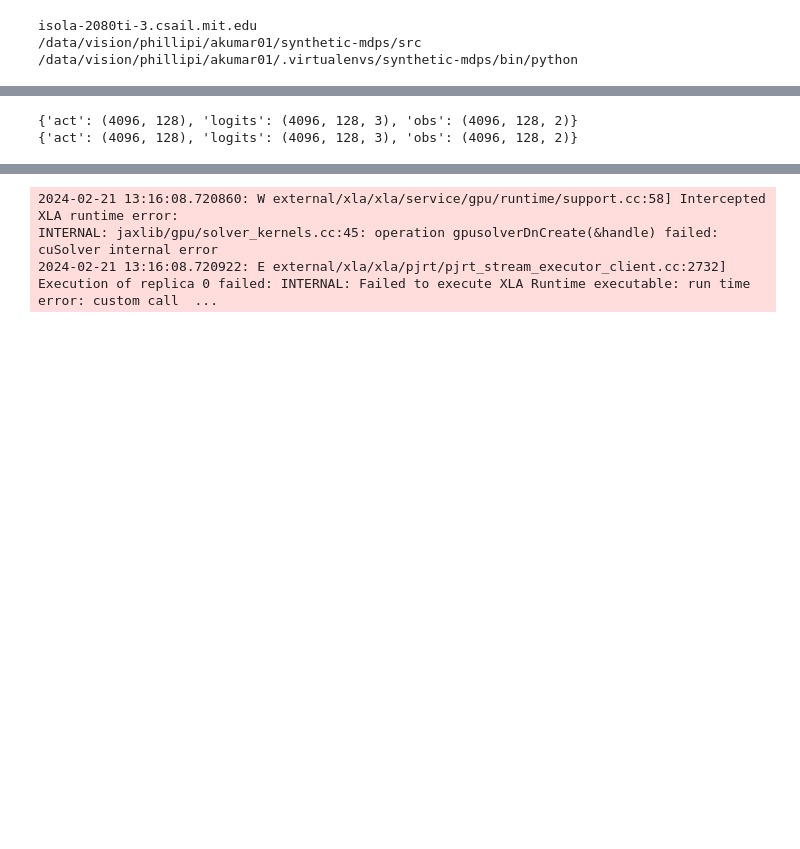
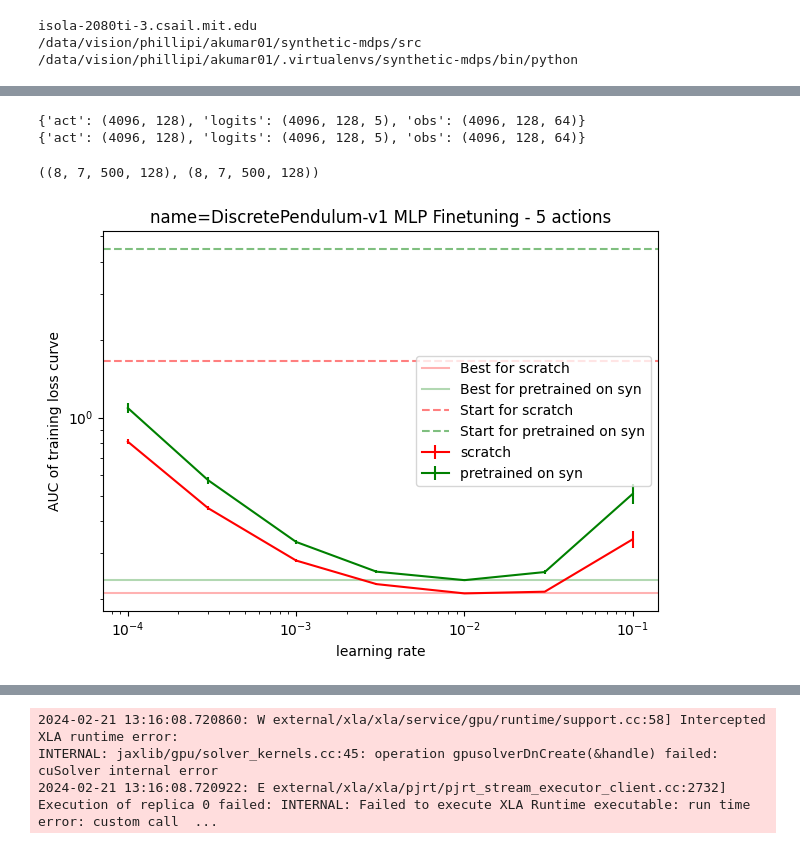
Before and after one commit to akarshkumar0101/synthetic-mdps, a Jupyter notebook: src/distillation.ipynb, the cells around one changed output, grey strips where cells are left out. Cells and saved outputs as stored; diff of their text form; code cells hidden in the pictures; blank space fills up the shorter version.

```diff
--- a/src/distillation.ipynb
+++ b/src/distillation.ipynb
@@ -60,8 +69,18 @@ dataset_syn = dict(obs=obs, logits=logits, act=act)
+# %%
+env_id = envs_classic[3]
+with open(f"../data/exp_icl/datasets/real/classic/{env_id}/dataset.pkl", "rb") as f:
+    dataset = pickle.load(f)
+with open("../data/exp_icl/datasets/synthetic/name=rf;t_a=3;t_c=4;o_d=0/dataset.pkl", "rb") as f:
+    dataset_syn = pickle.load(f)
+dataset = preprocess_dataset(dataset, 64, 5)
+dataset_syn = preprocess_dataset(dataset_syn, 64, 5)
 # %%
 dataset = jax.tree_map(lambda x: jnp.array(x), dataset)
 dataset_syn = jax.tree_map(lambda x: jnp.array(x), dataset_syn)
 print(jax.tree_map(lambda x: x.shape, dataset))
 print(jax.tree_map(lambda x: x.shape, dataset_syn))
+d_obs = dataset['obs'].shape[-1]
+n_acts = dataset['logits'].shape[-1]
 # %% [output]
-{'act': (4096, 128), 'logits': (4096, 128, 3), 'obs': (4096, 128, 2)}
-{'act': (4096, 128), 'logits': (4096, 128, 3), 'obs': (4096, 128, 2)}
+{'act': (4096, 128), 'logits': (4096, 128, 5), 'obs': (4096, 128, 64)}
+{'act': (4096, 128), 'logits': (4096, 128, 5), 'obs': (4096, 128, 64)}
@@ -67,0 +138,41 @@ print(jax.tree_map(lambda x: x.shape, dataset_syn))
+# %%
+rng = jax.random.PRNGKey(2)
+rng, _rng = split(rng)
+n_seeds = 8
+lrs = jnp.array([1e-4, 3e-4, 1e-3, 3e-3, 1e-2, 3e-2, 1e-1])
+
+params_init = jax.vmap(agent.init, in_axes=(0, None))(split(_rng, n_seeds), jnp.zeros((d_obs,)))
+# params_init = create_random_net(agent, _rng, jax.random.normal(rng, (32, d_obs, )))
+
+rng, _rng = split(rng)
+params_syn, ces_pre = train_agent_syn(split(_rng, n_seeds), params_init, 3e-4)
+
+rng, _rng = split(rng)
+_, ces_scratch = train_agent_real(split(_rng, n_seeds), params_init, lrs)
+_, ces_syn = train_agent_real(split(_rng, n_seeds), params_syn, lrs)
+# %%
+ces_scratch.shape, ces_syn.shape
+# %% [output]
+((8, 7, 500, 128), (8, 7, 500, 128))
+# %%
+a = ces_scratch.mean(axis=(-1, -2))
+b = ces_syn.mean(axis=(-1, -2))
+a_start = ces_scratch.mean(axis=-1)[..., 0]
+b_start = ces_syn.mean(axis=-1)[..., 0]
+plt.errorbar(lrs, a.mean(axis=0), yerr=a.std(axis=0)/np.sqrt(n_seeds), label='scratch', c='r')
+plt.errorbar(lrs, b.mean(axis=0), yerr=b.std(axis=0)/np.sqrt(n_seeds), label='pretrained on syn', c='g')
+plt.xscale('log')
+plt.yscale('log')
+# plt.ylim(0.05, 0.09)
+plt.xlabel('learning rate')
+plt.ylabel('AUC of training loss curve')
+plt.axhline(a.mean(axis=0).min().item(), c='r', linestyle='solid', alpha=0.3, label=f'Best for scratch')
+plt.axhline(b.mean(axis=0).min().item(), c='g', linestyle='solid', alpha=0.3, label=f'Best for pretrained on syn')
+plt.axhline(a_start.mean().item(), c='r', linestyle='--', alpha=0.5, label=f'Start for scratch')
+plt.axhline(b_start.mean().item(), c='g', linestyle='--', alpha=0.5, label=f'Start for pretrained on syn')
+plt.legend()
+plt.title(f'{env_id} MLP Finetuning - 5 actions')
+plt.tight_layout()
+plt.show()
+# %% [output]
+[figure, added]
```
Also changed, not shown: parts of 15 cells of this notebook, 2 other files.
